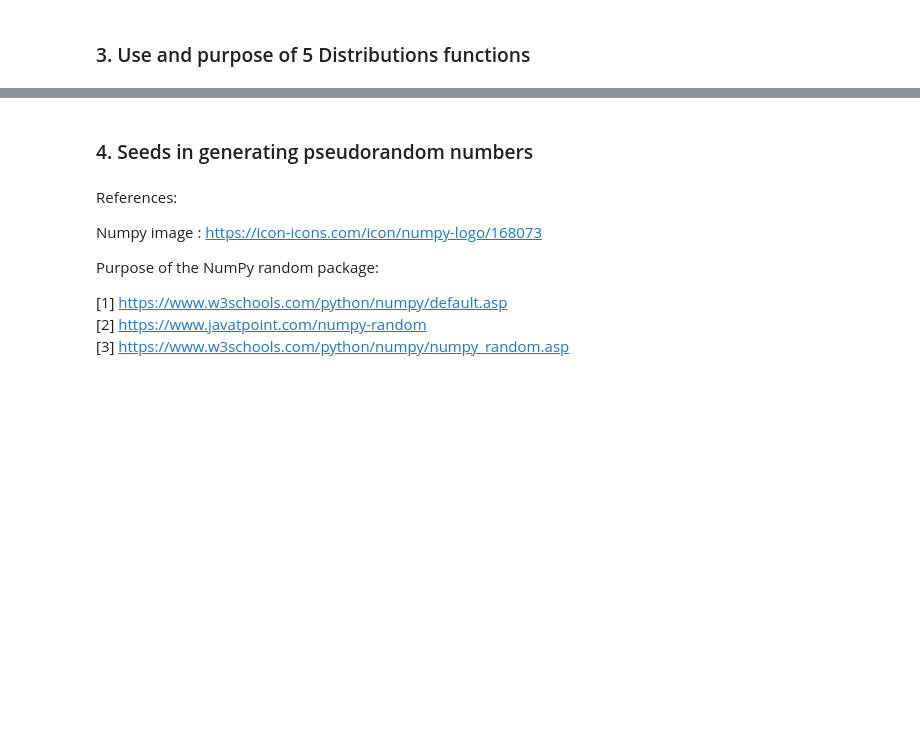
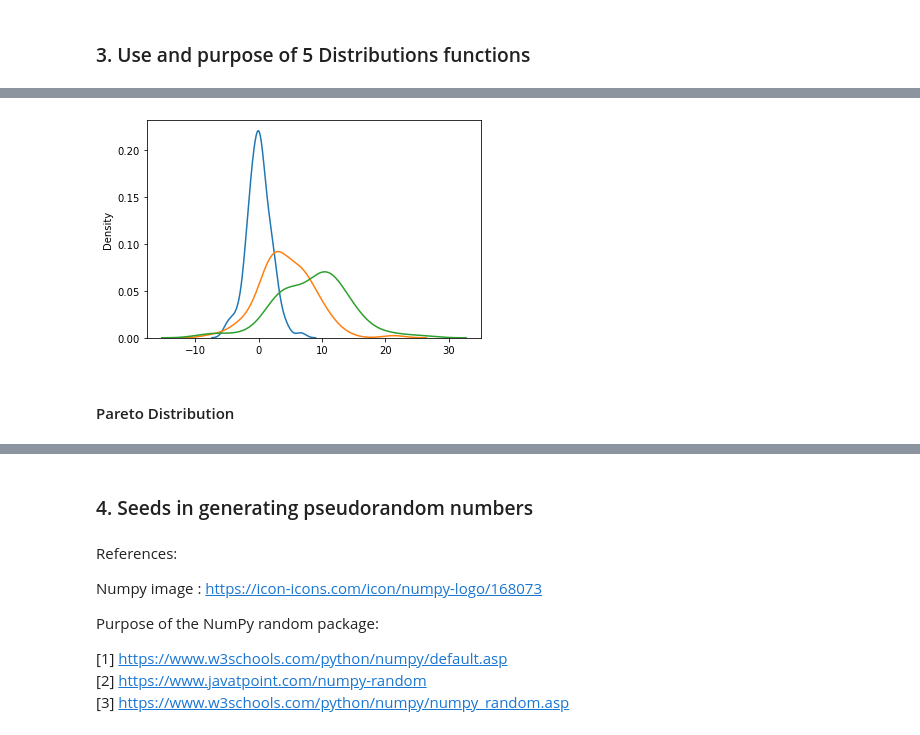
Before and after one commit to Michelleoc/programming-for-data-analysis-assignment, a Jupyter notebook: numpy-random-assignment.ipynb, the cells around one changed output, grey strips where cells are left out. Cells and saved outputs as stored; diff of their text form; code cells hidden in the pictures; blank space fills up the shorter version.

```diff
--- a/numpy-random-assignment.ipynb
+++ b/numpy-random-assignment.ipynb
@@ -238,0 +393,10 @@ array([6, 5, 2, 0, 7, 1, 3, 4, 8, 9])
+# %%
+sns.distplot(random.logistic(loc=0, scale=1, size=100), hist=False)
+sns.distplot(random.logistic(loc=4, scale=2, size=100), hist=False)
+sns.distplot(random.logistic(loc=8, scale=3, size=100), hist=False)
+plt.show()
+# https://www.sciencedirect.com/topics/mathematics/logistic-distribution
+# %% [output]
+[figure, added]
+# %% [markdown]
+#### Pareto Distribution
```
Also changed, not shown: parts of 41 cells of this notebook.
